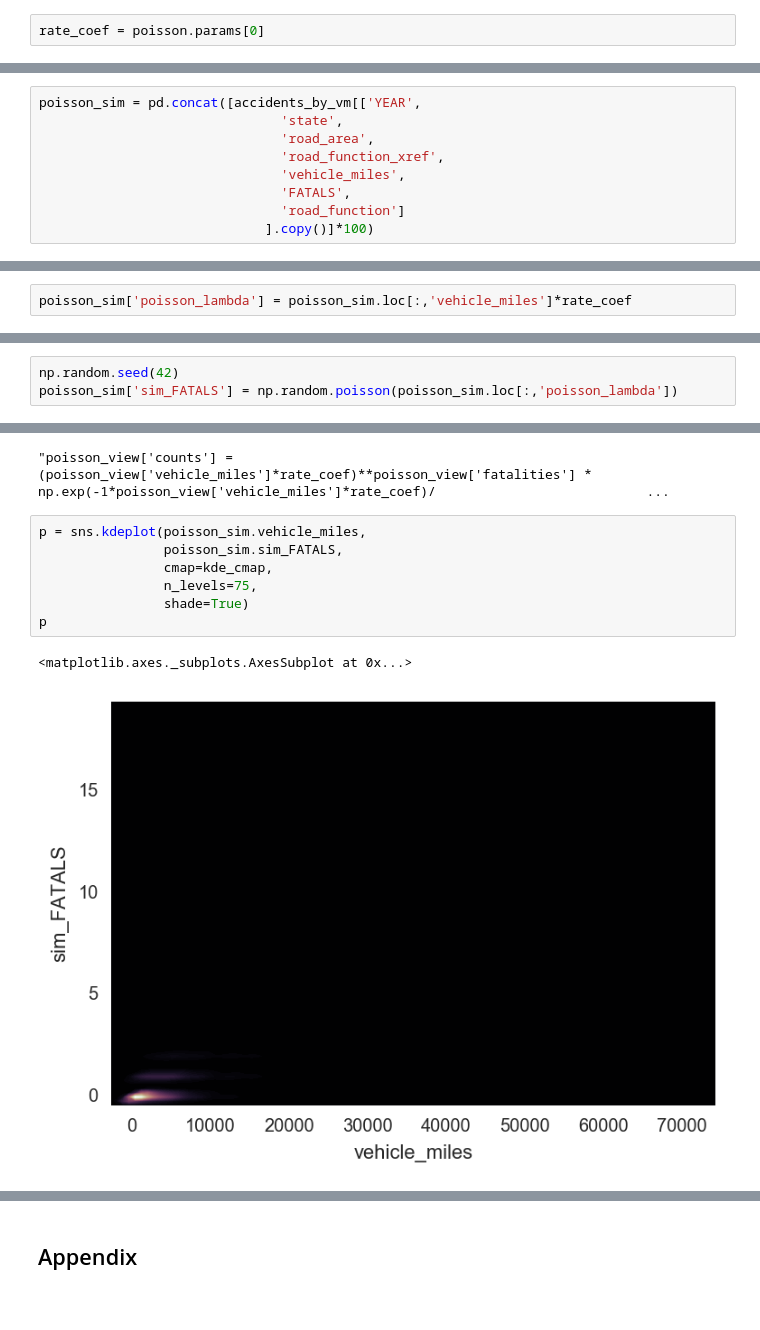
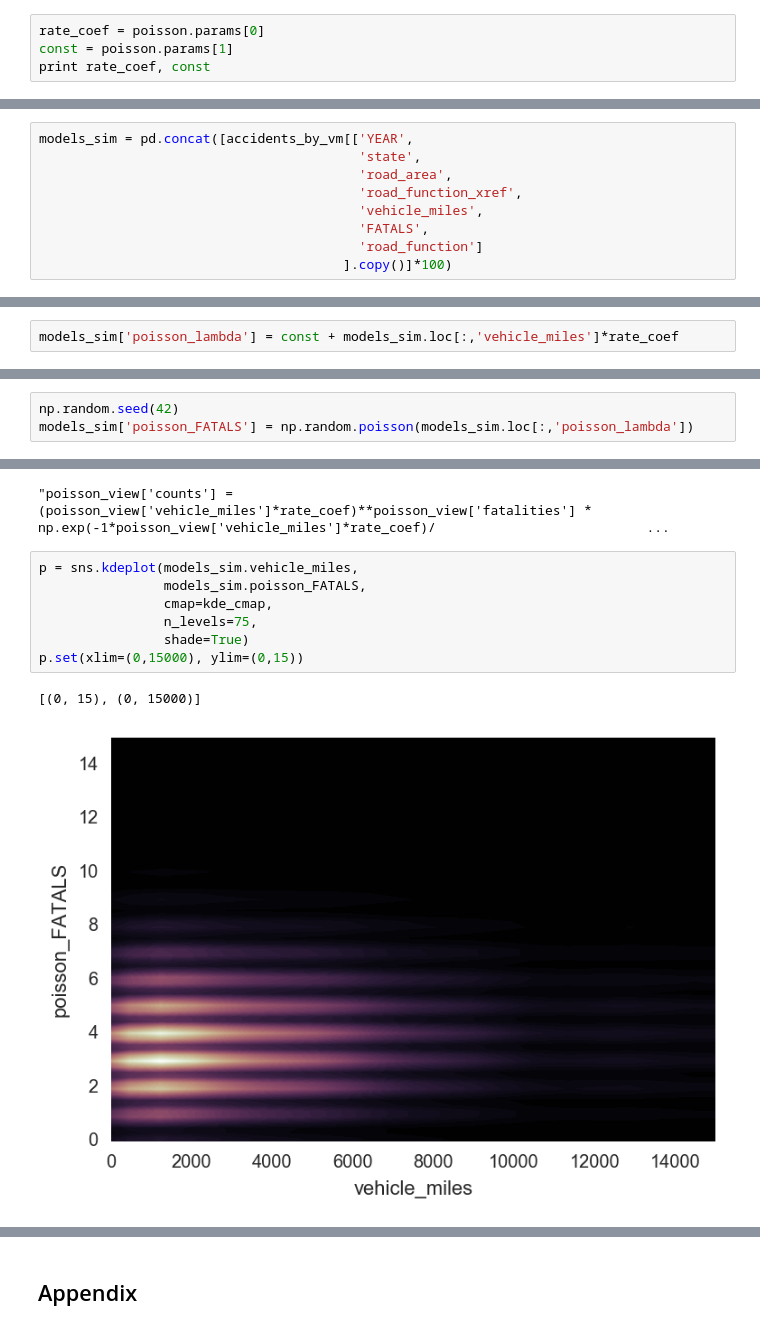
Before and after one commit to JonathanOwen/DinsdalePiranha, a Jupyter notebook: fars.ipynb, the cells around one changed output, grey strips where cells are left out. Saved outputs shown, nothing was run; the diff lists cells and outputs as text.

```diff
--- a/fars.ipynb
+++ b/fars.ipynb
@@ -492,3 +494,5 @@ vehicle_miles     0.0001   9.28e-08   1252.909      0.000         0.000     0.00
 #### Simulated data from Poisson regression model
 # %%
 rate_coef = poisson.params[0]
+const = poisson.params[1]
+print rate_coef, const
@@ -495,14 +501,14 @@ rate_coef = poisson.params[0]
 # %%
-poisson_sim = pd.concat([accidents_by_vm[['YEAR',
-                               'state',
-                               'road_area',
-                               'road_function_xref',
-                               'vehicle_miles',
-                               'FATALS',
-                               'road_function']
-                             ].copy()]*100)
+models_sim = pd.concat([accidents_by_vm[['YEAR',
+                                         'state',
+                                         'road_area',
+                                         'road_function_xref',
+                                         'vehicle_miles',
+                                         'FATALS',
+                                         'road_function']
+                                       ].copy()]*100)
 # %% [markdown]
 `---------|---------|---------|------- 80 characters -------|---------|----------`
 # %%
-poisson_sim['poisson_lambda'] = poisson_sim.loc[:,'vehicle_miles']*rate_coef
+models_sim['poisson_lambda'] = const + models_sim.loc[:,'vehicle_miles']*rate_coef
 # %%
@@ -511,4 +517,4 @@ poisson_sim.shape
 (278300, 8)
 # %%
 np.random.seed(42)
-poisson_sim['sim_FATALS'] = np.random.poisson(poisson_sim.loc[:,'poisson_lambda'])
+models_sim['poisson_FATALS'] = np.random.poisson(models_sim.loc[:,'poisson_lambda'])
@@ -539,12 +545,12 @@ dist_1000 = pd.DataFrame({'fatalities': fatality_data,
 # %% [output]
 "poisson_view['counts'] = (poisson_view['vehicle_miles']*rate_coef)**poisson_view['fatalities'] *                          np.exp(-1*poisson_view['vehicle_miles']*rate_coef)/                           ...
 # %%
-p = sns.kdeplot(poisson_sim.vehicle_miles,
-                poisson_sim.sim_FATALS,
+p = sns.kdeplot(models_sim.vehicle_miles,
+                models_sim.poisson_FATALS,
                 cmap=kde_cmap,
                 n_levels=75,
                 shade=True)
-p
+p.set(xlim=(0,15000), ylim=(0,15))
 # %% [output]
-<matplotlib.axes._subplots.AxesSubplot at 0x...>
+[(0, 15), (0, 15000)]
-[figure, old version]
+[figure, new version]
```
Also changed, not shown: parts of 10 cells of this notebook.
